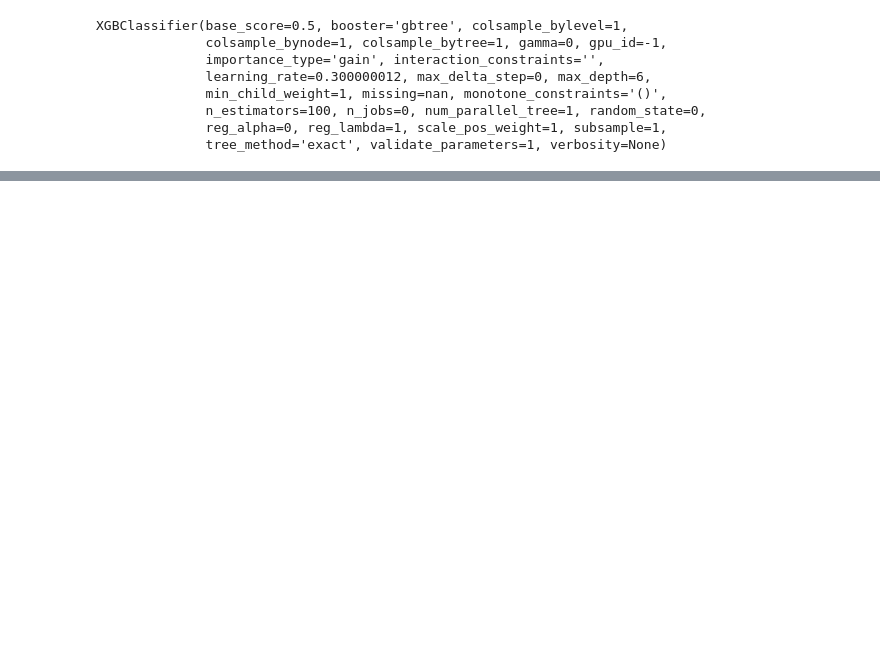
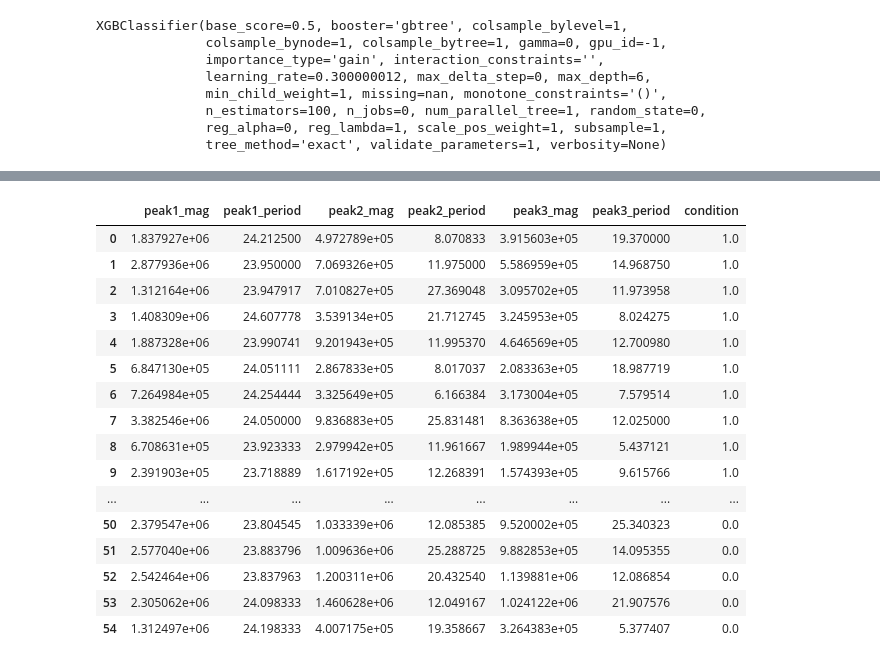
Before and after one commit to mattlegro/MDD-Classification-Project, a Jupyter notebook: modelling.ipynb, the cells around one changed output, grey strips where cells are left out. Cells and saved outputs as stored; diff of their text form; code cells hidden in the pictures; blank space fills up the shorter version.

```diff
--- a/modelling.ipynb
+++ b/modelling.ipynb
@@ -376,0 +392,20 @@ xgb.plot_importance(xgb2,importance_type = 'gain')
+# %%
+freq_features_df.reset_index().drop(columns = 'index')
+# %% [output]
+|  | peak1_mag | peak1_period | peak2_mag | peak2_period | peak3_mag | peak3_period | condition |
+| 0 | 1.837927e+06 | 24.212500 | 4.972789e+05 | 8.070833 | 3.915603e+05 | 19.370000 | 1.0 |
+| 1 | 2.877936e+06 | 23.950000 | 7.069326e+05 | 11.975000 | 5.586959e+05 | 14.968750 | 1.0 |
+| 2 | 1.312164e+06 | 23.947917 | 7.010827e+05 | 27.369048 | 3.095702e+05 | 11.973958 | 1.0 |
+| 3 | 1.408309e+06 | 24.607778 | 3.539134e+05 | 21.712745 | 3.245953e+05 | 8.024275 | 1.0 |
+| 4 | 1.887328e+06 | 23.990741 | 9.201943e+05 | 11.995370 | 4.646569e+05 | 12.700980 | 1.0 |
+| 5 | 6.847130e+05 | 24.051111 | 2.867833e+05 | 8.017037 | 2.083363e+05 | 18.987719 | 1.0 |
+| 6 | 7.264984e+05 | 24.254444 | 3.325649e+05 | 6.166384 | 3.173004e+05 | 7.579514 | 1.0 |
+| 7 | 3.382546e+06 | 24.050000 | 9.836883e+05 | 25.831481 | 8.363638e+05 | 12.025000 | 1.0 |
+| 8 | 6.708631e+05 | 23.923333 | 2.979942e+05 | 11.961667 | 1.989944e+05 | 5.437121 | 1.0 |
+| 9 | 2.391903e+05 | 23.718889 | 1.617192e+05 | 12.268391 | 1.574393e+05 | 9.615766 | 1.0 |
+| ... | ... | ... | ... | ... | ... | ... | ... |
+| 50 | 2.379547e+06 | 23.804545 | 1.033339e+06 | 12.085385 | 9.520002e+05 | 25.340323 | 0.0 |
+| 51 | 2.577040e+06 | 23.883796 | 1.009636e+06 | 25.288725 | 9.882853e+05 | 14.095355 | 0.0 |
+| 52 | 2.542464e+06 | 23.837963 | 1.200311e+06 | 20.432540 | 1.139881e+06 | 12.086854 | 0.0 |
+| 53 | 2.305062e+06 | 24.098333 | 1.460628e+06 | 12.049167 | 1.024122e+06 | 21.907576 | 0.0 |
+| 54 | 1.312497e+06 | 24.198333 | 4.007175e+05 | 19.358667 | 3.264383e+05 | 5.377407 | 0.0 |
```
Also changed, not shown: parts of 33 cells of this notebook.
